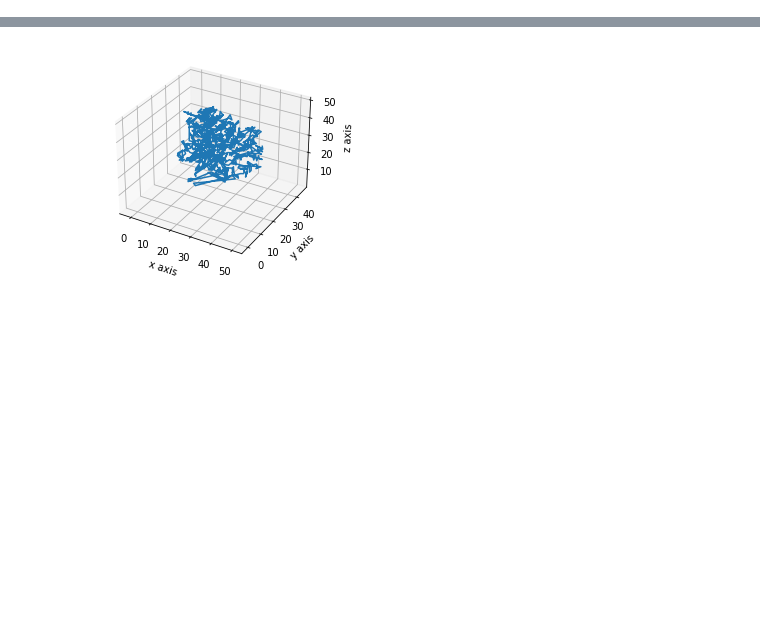
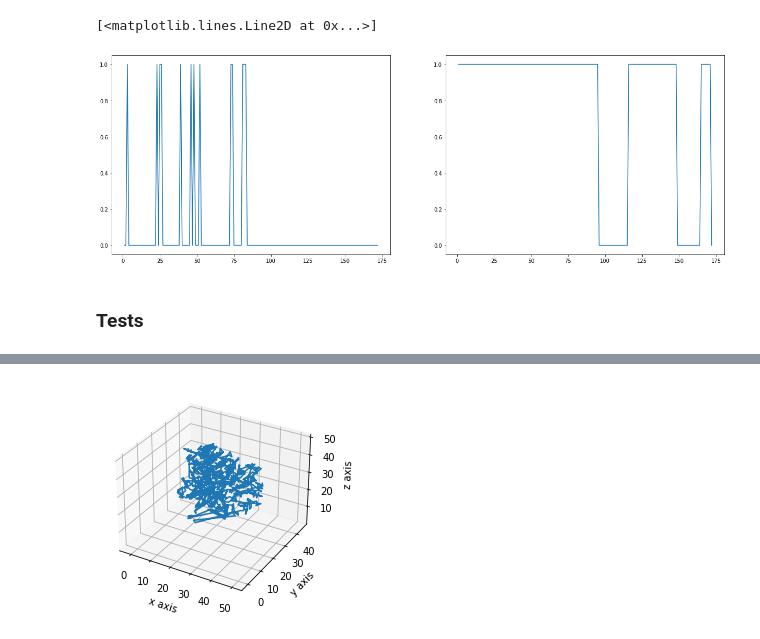
Before and after one commit to Dparanou/transmembrane-protein-prediction, a Jupyter notebook: test.ipynb, the cells around one changed output, grey strips where cells are left out. Cells and saved outputs as stored; diff of their text form; code cells hidden in the pictures; blank space fills up the shorter version.

```diff
--- a/test.ipynb
+++ b/test.ipynb
@@ -7,0 +209,19 @@ hydrophobic_amino_acid = ["PRO", "ALA", "VAL", "ILE", "LEU", "MET", "PHE", "TRP"
+# %%
+Y_pred , Y_true = [], []
+math_cor_coef = []
+clf = SGDClassifier(loss='perceptron')
+outside_proteins = ['5VBL','7D77', '4LDE', '7EPE', '6FFI', '6WZG', '3WU2', '5O0T', '6MWA', '4U9N', "3RVY", '6X19', '6WJ6', '7EPF', '6WBV', '4PHZ', '7D3S', '7P2L', '7DUQ', '5VB8', '5YUA', '3JQO', '6K61', '6M0R', '5HK7']
+
+for index, key in enumerate(fasta_structures):
+  # get protein columns -> 0 is the residue name, 1 is the hydrophobicity value, 2 is the position in membrane
+  columns = list(zip(*fasta_structures[key]['seq']['chain'][0]))
+  # scaler = MinMaxScaler()
+  # scaled_data = scaler.fit_transform((np.array(columns[1:3])).reshape(len(columns[1]),2))
+  if key not in outside_proteins:
+    if index <= 900:
+      clf.partial_fit((np.array(columns[1:3])).reshape(len(columns[1]),2), columns[2], (np.array(columns[3])).reshape(len(columns[3])))
+    else:
+      pred = clf.predict((np.array(columns[1:3])).reshape(len(columns[1]),2))
+      Y_pred.append(pred)
+      Y_true.append(columns[3])
+      math_cor_coef.append(matthews_corrcoef(columns[3], clf.predict((np.array(columns[1:3])).reshape(len(columns[1]),2))))
@@ -7,0 +249,10 @@ hydrophobic_amino_acid = ["PRO", "ALA", "VAL", "ILE", "LEU", "MET", "PHE", "TRP"
+# %%
+fig, axes = plt.subplots(1, 2, figsize=(21,7))
+x_data = range(1, len(Y_pred[11])+1)
+axes[0].plot(x_data, Y_pred[11])
+axes[1].plot(x_data, Y_true[11])
+# %% [output]
+[<matplotlib.lines.Line2D at 0x...>]
+[figure, added]
+# %% [markdown]
+### Tests
```
Also changed, not shown: parts of 32 cells of this notebook, 4 other files.
